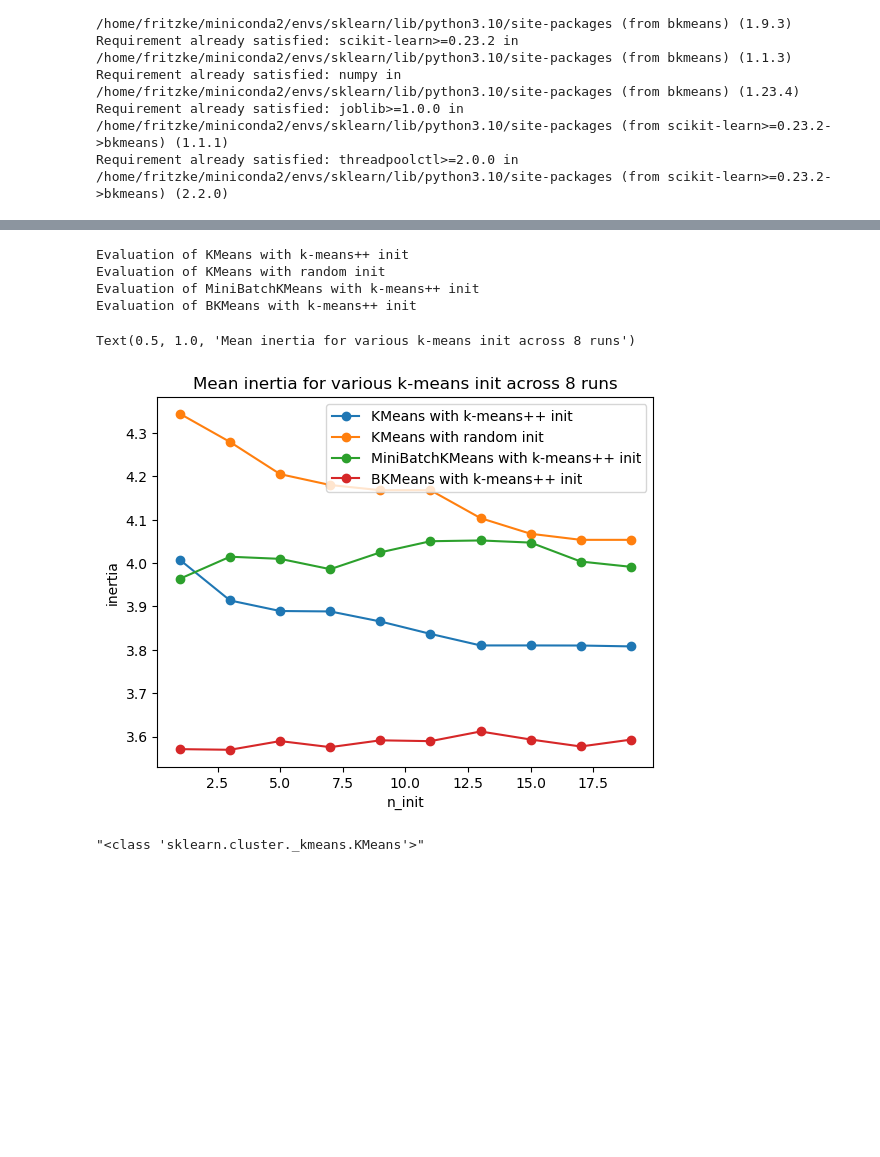
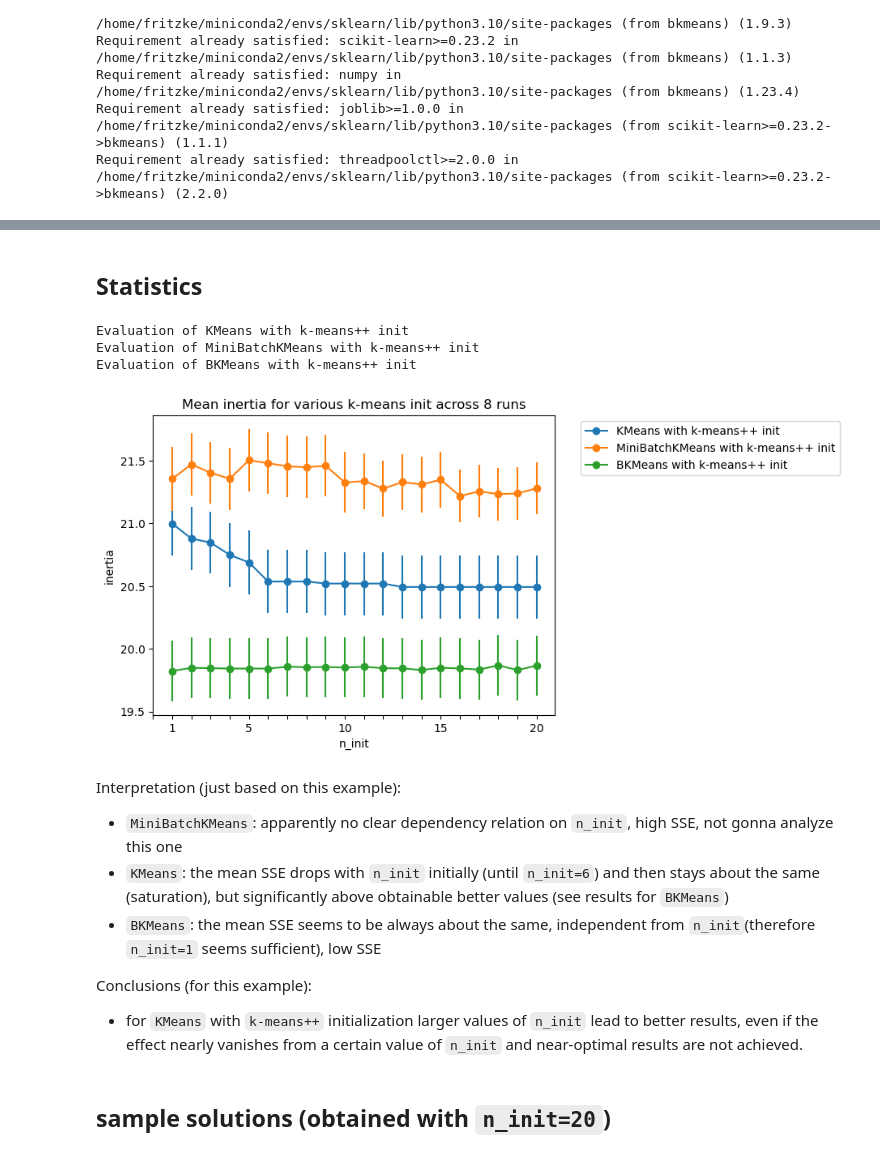
Before and after one commit to gittar/skl-discussion, a Jupyter notebook: n-init.ipynb, the cells around one changed output, grey strips where cells are left out. Cells and saved outputs as stored; diff of their text form; code cells hidden in the pictures; blank space fills up the shorter version.

```diff
--- a/n-init.ipynb
+++ b/n-init.ipynb
@@ -35,3 +35,5 @@ Requirement already satisfied: threadpoolctl>=2.0.0 in /home/fritzke/miniconda2/
+# %% [markdown]
+## Statistics
 # %%
 # adapted from https://scikit-learn.org/stable/auto_examples/cluster/plot_kmeans_stability_low_dim_dense.html
 # Author: Olivier Grisel <olivier.grisel@ensta.org>
@@ -39,6 +41,7 @@ Requirement already satisfied: threadpoolctl>=2.0.0 in /home/fritzke/miniconda2/
 
 # Author of this notebook:
 # Bernd Fritzke <fritzke@web.de>
+# License: BSD 3 clause
 
 import numpy as np
 import matplotlib.pyplot as plt
@@ -50,7 +53,7 @@ from sklearn.cluster import MiniBatchKMeans
 from sklearn.cluster import KMeans
 from bkmeans import BKMeans
 
-random_state = np.random.RandomState(0)
+random_state = np.random.RandomState(4)
 
 # Number of run (with randomly generated dataset) for each strategy so as
 # to be able to compute an estimate of the standard deviation
@@ -58,10 +61,10 @@ n_runs = 8
 
 # k-means models can do several random inits so as to be able to trade
 # CPU time for convergence robustness
-n_init_range = np.arange(1,21,2)
+n_init_range = np.arange(1,21,1)
 
 # Datasets generation parameters
-n_samples_per_center = 20
+n_samples_per_center = 100
 grid_size = 4
 scale = 0.1
 n_clusters = grid_size**2*2
@@ -89,60 +92,64 @@ plt.figure()
 plots = []
 legends = []
 
+# random init omitted since huge SSE values dominated the vertical scaling
 cases = [
     (KMeans, "k-means++", {}),
-    (KMeans, "random", {}),
+    #(KMeans, "random", {}),
     (MiniBatchKMeans, "k-means++", {"max_no_improvement": 3}),
     #(MiniBatchKMeans, "random", {"max_no_improvement": 3, "init_size": 500}),
     (BKMeans, "k-means++", {"m":10}),
 
 ]
 kms={}
 for factory, init, params in cases:
     print("Evaluation of %s with %s init" % (factory.__name__, init))
     inertia = np.empty((len(n_init_range), n_runs))
 
 
     for run_id in range(n_runs):
         X, y = make_data(run_id, n_samples_per_center, grid_size, scale)
         for i, n_init in enumerate(n_init_range):
             km = factory(
                 n_clusters=n_clusters,
                 init=init,
                 random_state=run_id,
-                n_init=n_init if factory!=BKMeans else 1,
+                n_init=n_init, #if factory!=BKMeans else 1, # BKMeans only needs 1 trial
                 **params,
             )
             km.fit(X)
             inertia[i, run_id] = km.inertia_
     kms[factory.__name__+", "+init]=km
-    #p = plt.errorbar(n_init_range, inertia.mean(axis=1), 0.00*inertia.std(axis=1))
-    p = plt.plot(n_init_range, inertia.mean(axis=1),marker="o")
+    # std scaled down to not dominate the vertical plot scaling
+    p = plt.errorbar(n_init_range, inertia.mean(axis=1), 0.1*inertia.std(axis=1),marker="o")
     plots.append(p[0])
     legends.append("%s with %s init" % (factory.__name__, init))
 
 plt.xlabel("n_init")
 plt.ylabel("inertia")
-plt.legend(plots, legends)
+plt.xticks([1,5,10,15,20])
+plt.legend(plots, legends, bbox_to_anchor=(1.05, 1.0), loc="upper left")
 plt.title("Mean inertia for various k-means init across %d runs" % n_runs)
-""
-# Part 2: Qualitative visual inspection of the convergence
-
-# X, y = make_data(random_state, n_samples_per_center, grid_size, scale)
-# km = MiniBatchKMeans(
-#     n_clusters=n_clusters, init="random", n_init=1, random_state=random_state
-# ).fit(X)
+# show ticks at integer positions and only selected labels
+plt.xticks(range(0,21))
+for i, label in enumerate(plt.gca().get_xticklabels()):
+    if not i in [1,5,10,15,20]:
+        label.set_visible(False)
 # %% [output]
 Evaluation of KMeans with k-means++ init
-Evaluation of KMeans with random init
 Evaluation of MiniBatchKMeans with k-means++ init
 Evaluation of BKMeans with k-means++ init
-Text(0.5, 1.0, 'Mean inertia for various k-means init across 8 runs')
-[figure, old version]
+[figure, new version]
-# %%
-str(KMeans)
-# %% [output]
-"<class 'sklearn.cluster._kmeans.KMeans'>"
+# %% [markdown]
+Interpretation (just based on this example):
+* `MiniBatchKMeans`: apparently no clear dependency relation on `n_init`, high SSE, not gonna analyze this one
+* `KMeans`: the mean SSE drops with `n_init` initially (until `n_init=6`) and then stays about the same (saturation), but significantly above obtainable better values (see results for `BKMeans`)
+* `BKMeans`: the mean SSE seems to be always about the same, independent from `n_init`(therefore `n_init=1` seems sufficient), low SSE
+
+Conclusions (for this example):
+* for `KMeans` with `k-means++` initialization larger values of `n_init` lead to better results, even if the effect nearly vanishes from a certain value of `n_init` and near-optimal results are not achieved.
+# %% [markdown]
+## sample solutions (obtained with `n_init=20`)
 # %%
 for kmname, km in kms.items():
     plt.figure()
```
Also changed, not shown: parts of 5 cells of this notebook.
